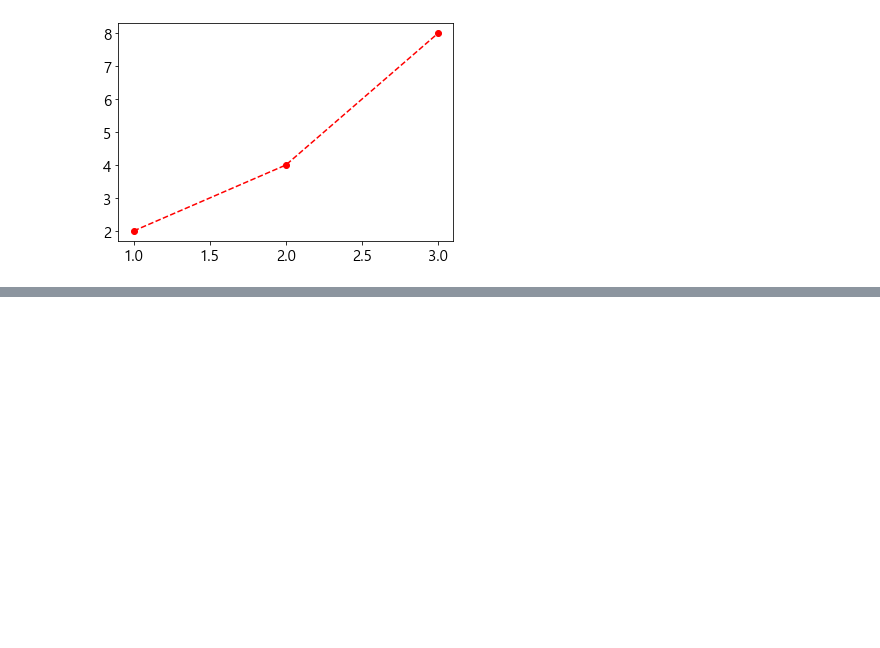
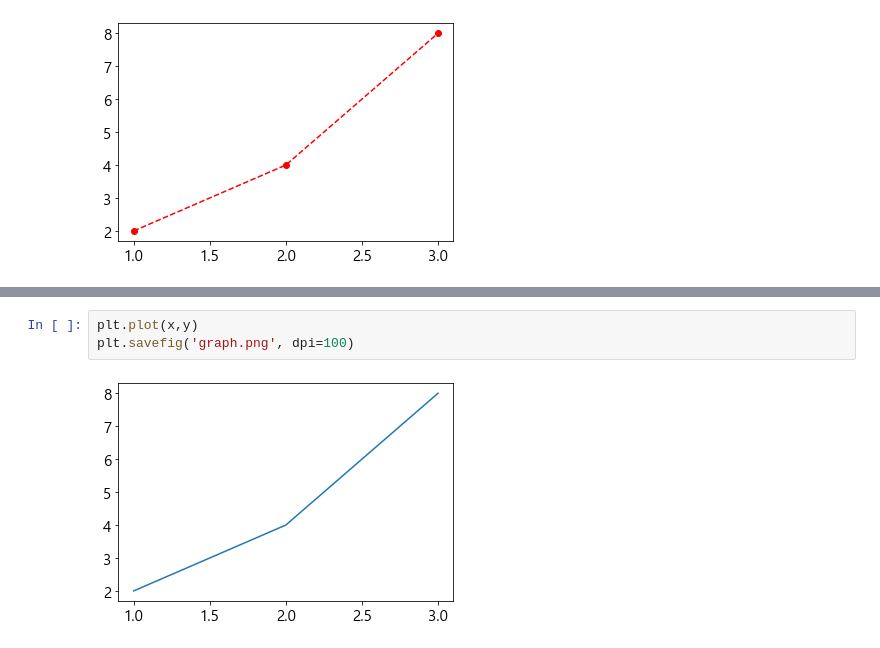
Before and after one commit to dmsxo0691/Java-Python, a Jupyter notebook: 20221031/graph2.ipynb, the cells around one changed output, grey strips where cells are left out. Cells and saved outputs as stored; diff of their text form; blank space fills up the shorter version.

```diff
--- a/20221031/graph2.ipynb
+++ b/20221031/graph2.ipynb
@@ -104,0 +111,5 @@ plt.plot(x,y, 'ro--') # color = red, marker = o, linestyle = --
+# %%
+plt.plot(x,y)
+plt.savefig('graph.png', dpi=100)
+# %% [output]
+[figure, added]
```
Also changed, not shown: parts of 9 cells of this notebook, 1 other file.
